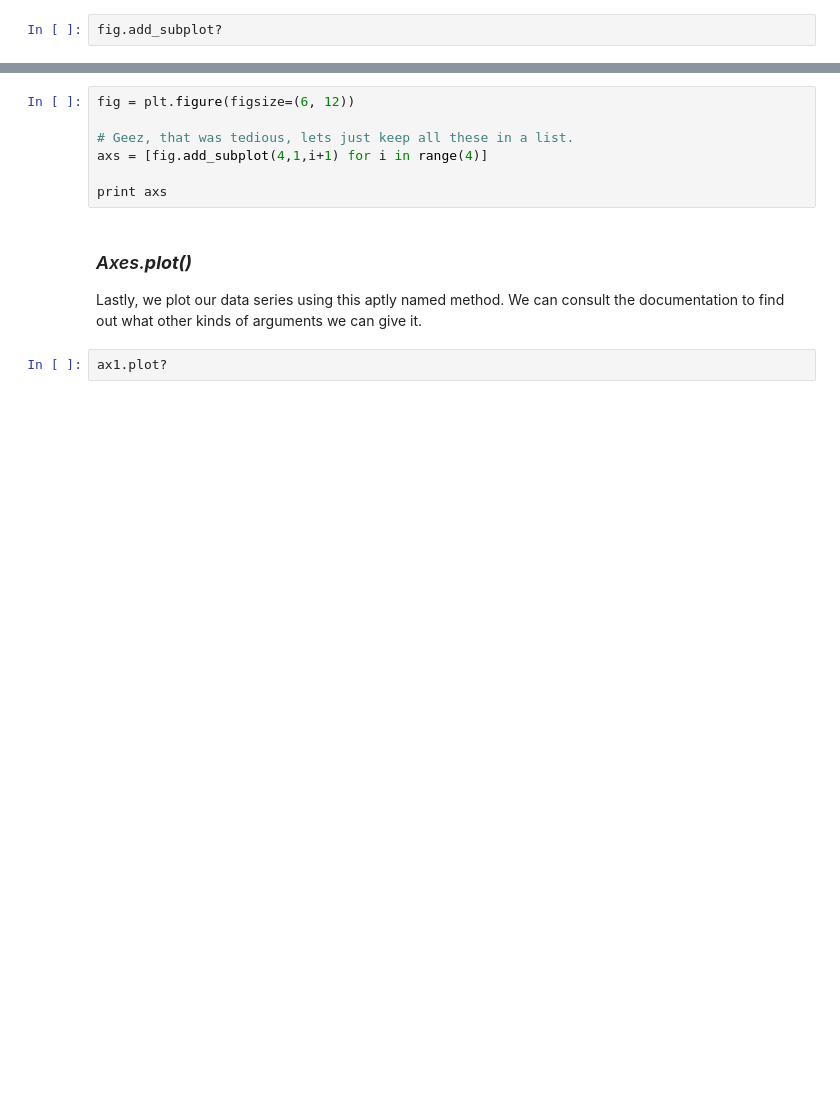
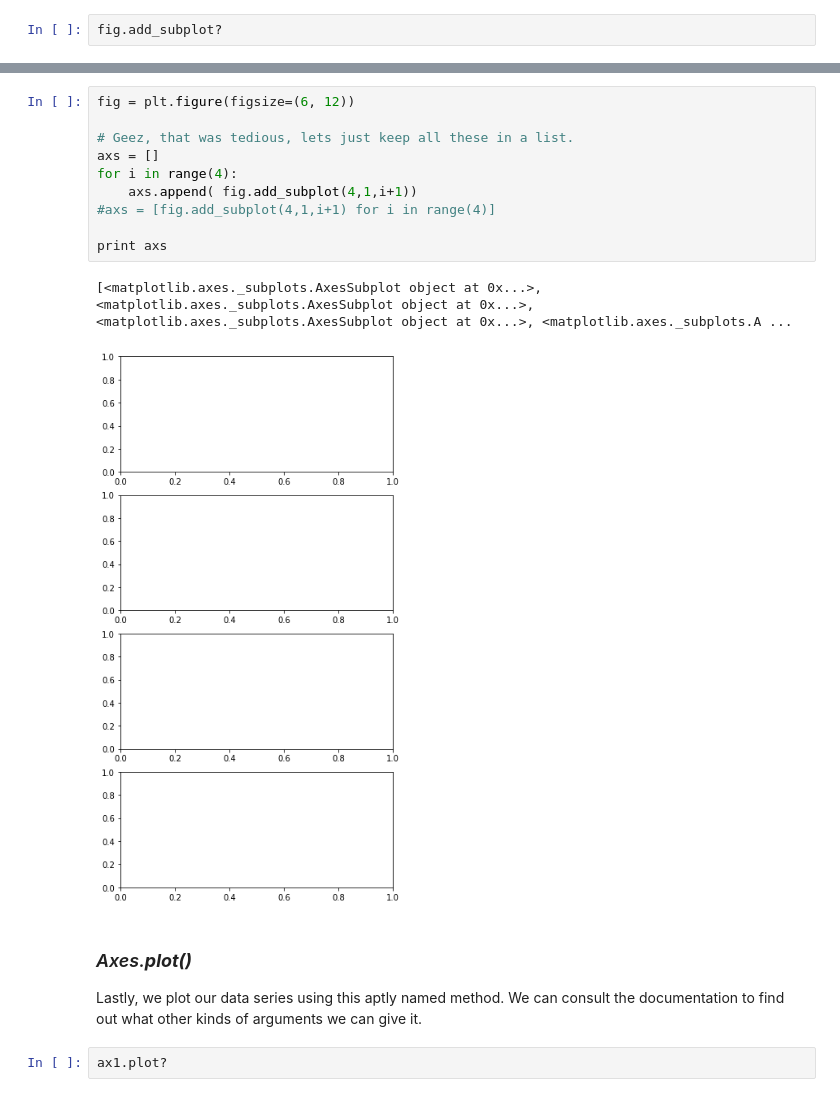
Before and after one commit to calacademy-research/PythonLife, a Jupyter notebook: Subject_6_Modules_math_graphing/6.3_plotting.ipynb, the cells around one changed output, grey strips where cells are left out. Saved outputs shown, nothing was run; the diff lists cells and outputs as text; blank space fills up the shorter version.

```diff
--- a/Subject_6_Modules_math_graphing/6.3_plotting.ipynb
+++ b/Subject_6_Modules_math_graphing/6.3_plotting.ipynb
@@ -59,10 +69,16 @@ ax4 = fig.add_subplot(4,1,4)
 # %%
 fig = plt.figure(figsize=(6, 12))
 
 # Geez, that was tedious, lets just keep all these in a list.
-axs = [fig.add_subplot(4,1,i+1) for i in range(4)]
+axs = []
+for i in range(4):
+    axs.append( fig.add_subplot(4,1,i+1))
+#axs = [fig.add_subplot(4,1,i+1) for i in range(4)]
 
 print axs
+# %% [output]
+[<matplotlib.axes._subplots.AxesSubplot object at 0x...>, <matplotlib.axes._subplots.AxesSubplot object at 0x...>, <matplotlib.axes._subplots.AxesSubplot object at 0x...>, <matplotlib.axes._subplots.A ...
+[figure, added]
 # %% [markdown]
 ### *Axes.**plot()***
 Lastly, we plot our data series using this aptly named method. We can consult the documentation to find out what other kinds of arguments we can give it.
```
Also changed, not shown: parts of 31 cells of this notebook, 3 other files.
